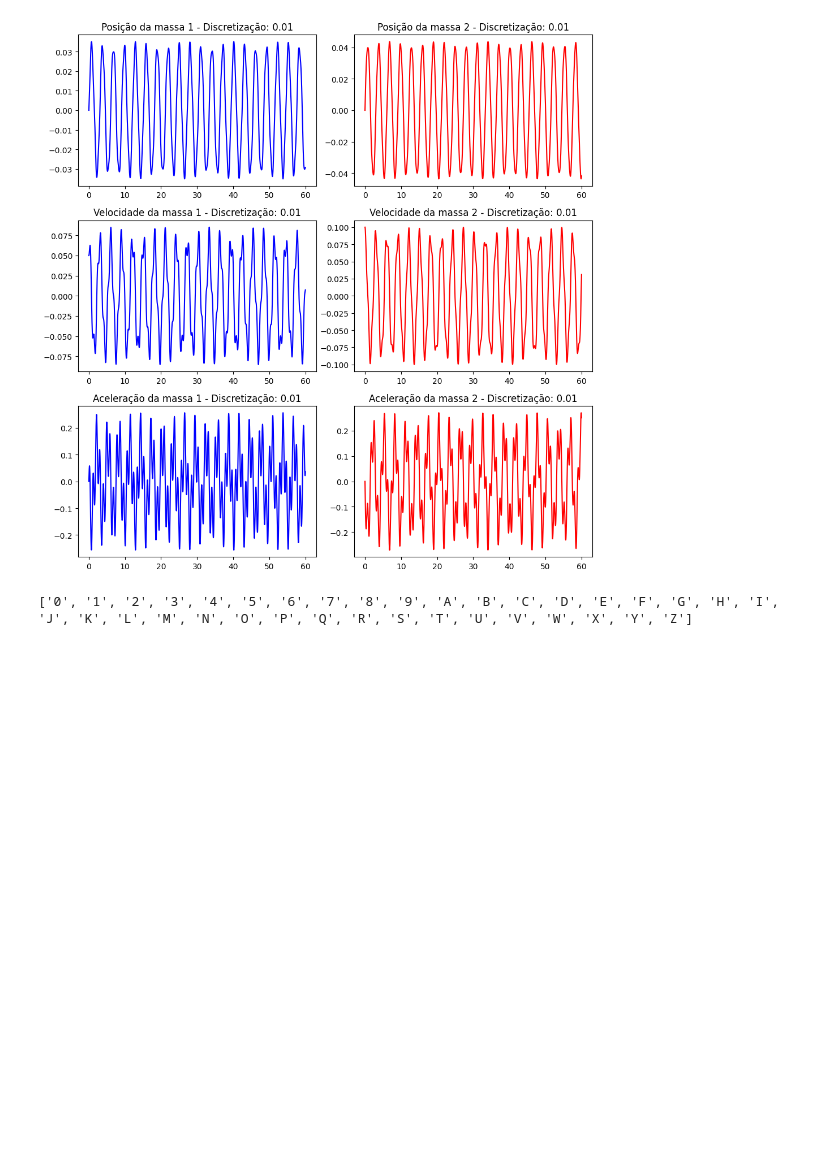
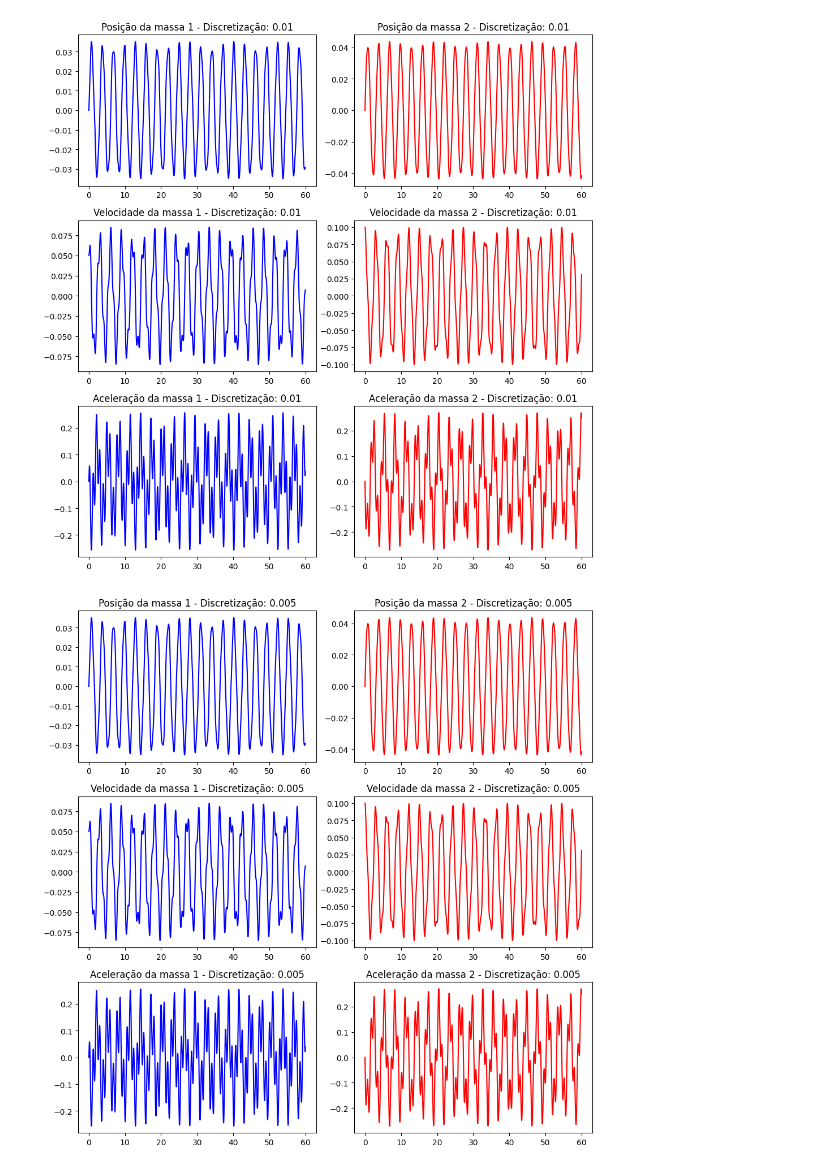
Before and after one commit to guicbelon/EulerRK4_simul, a Jupyter notebook: exemp ex1.ipynb, the cells around one changed output. Saved outputs shown, nothing was run; the diff lists cells and outputs as text; code cells hidden in the pictures; blank space fills up the shorter version.

```diff
--- a/exemp ex1.ipynb
+++ b/exemp ex1.ipynb
@@ -18,13 +48,11 @@ rk.simul()
 rk.plot_results()
 # %% [output]
 [figure]
-# %%
-reference = "0123456789ABCDEFGHIJKLMNOPQRSTUVWXYZ"
-len_ref = len(reference)
-
-# Criando uma lista para armazenar os caracteres
-reference_array = list(reference)
-
-print(reference_array)
-# %% [output]
-['0', '1', '2', '3', '4', '5', '6', '7', '8', '9', 'A', 'B', 'C', 'D', 'E', 'F', 'G', 'H', 'I', 'J', 'K', 'L', 'M', 'N', 'O', 'P', 'Q', 'R', 'S', 'T', 'U', 'V', 'W', 'X', 'Y', 'Z']
+# %%
+system = System(step=0.005)
+rk = RK4(system=system, simulation_time=60)
+
+rk.simul()
+rk.plot_results()
+# %% [output]
+[figure, added]
```
Also changed, not shown: parts of 5 cells of this notebook.
